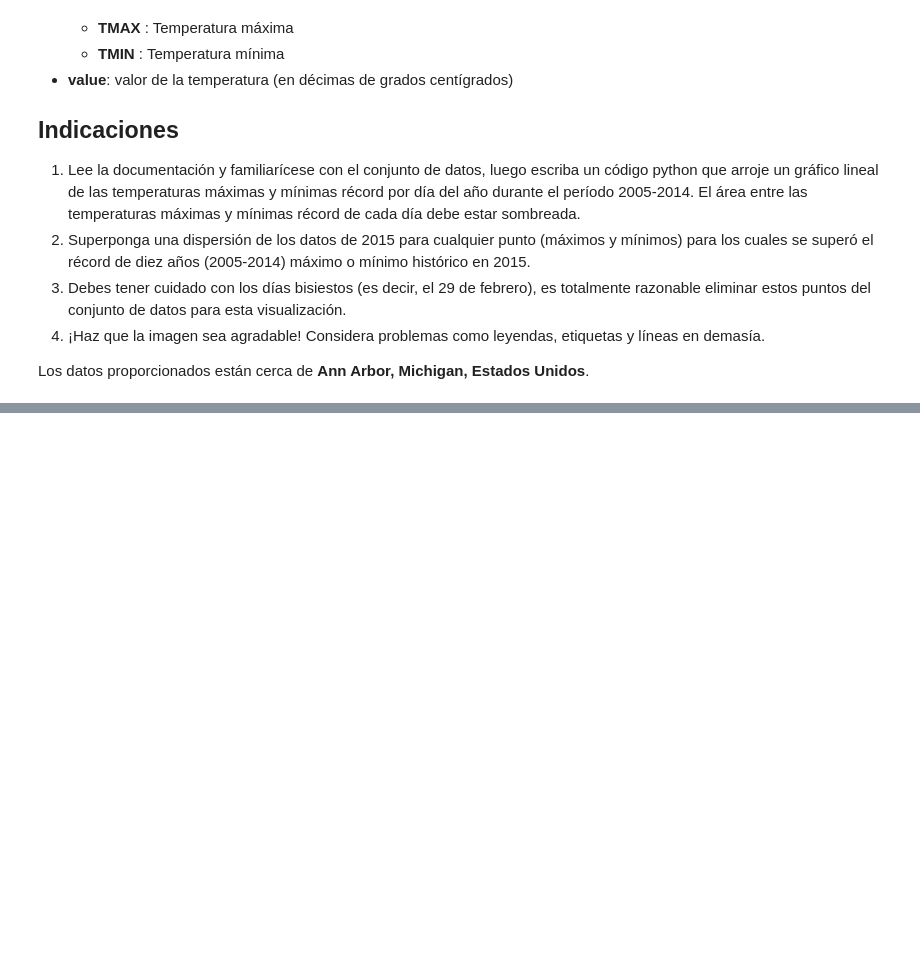
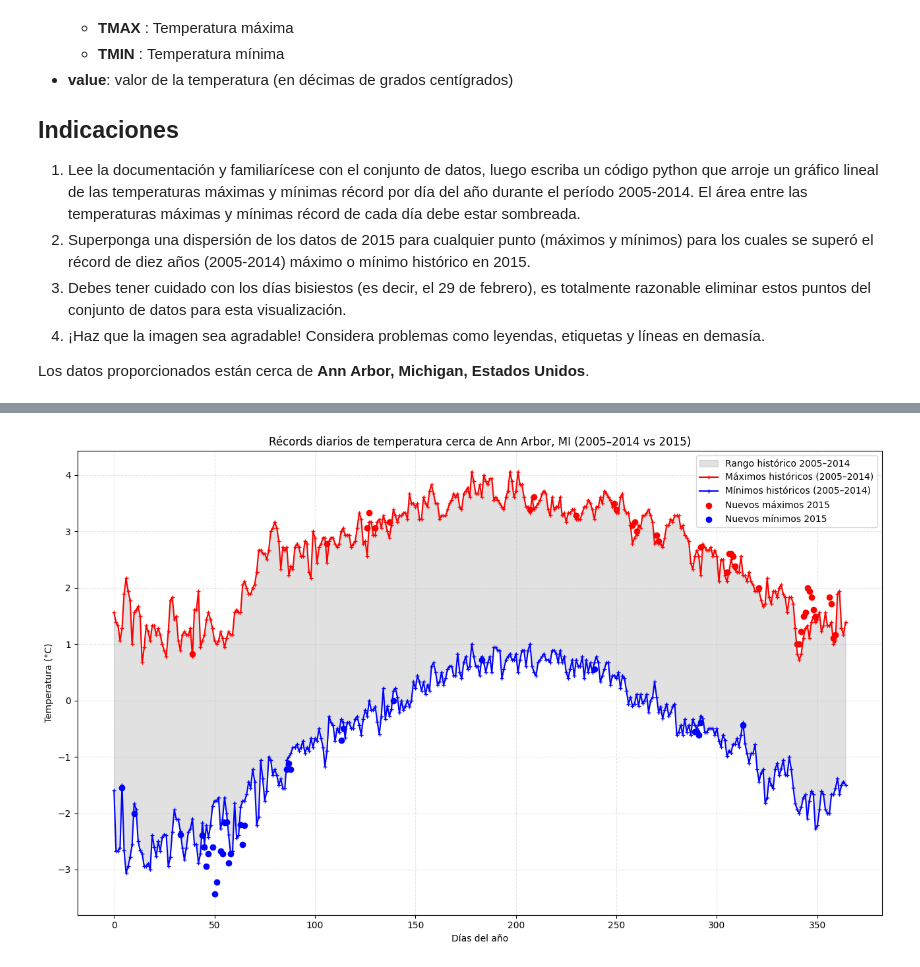
Before and after one commit to ramiro-pereirasft/practica-1-DataVisualization, a Jupyter notebook: notebooks/practice.ipynb, the cells around one changed output, grey strips where cells are left out. Drawn from its saved outputs; the diff is of its cells as text; code cells hidden in the pictures; blank space fills up the shorter version.

```diff
--- a/notebooks/practice.ipynb
+++ b/notebooks/practice.ipynb
@@ -64,0 +27,12 @@ tmin = df[df['Element'] == 'TMIN']
+# %%
+import matplotlib.pyplot as plt
+import pandas as pd
+import numpy as np
+
+#Tu código a partir de aquí
+df = pd.read_csv("../data/fb441e62df2d58994928907a91895ec62c2c42e6cd075c2700843b89.csv", parse_dates=['Date'])
+
+df = df[~((df['Date'].dt.month == 2) & (df['Date'].dt.day == 29))]
+
+#Convertir los valores de décimas a grados celsius
+df['Data_Value'] = df['Data_Value'] / 10
@@ -65,4 +63,54 @@ tmin = df[df['Element'] == 'TMIN']
+# %%
+#Récords batidos en 2015
+record_high_2015 = tmax_2015[tmax_2015 > tmax_hist]  # nuevos máximos
+record_low_2015  = tmin_2015[tmin_2015 < tmin_hist]  # nuevos mínimos
 # %%
 # Agrupar por 'Month-Day' y tomar el récord (max y min)
 tmax_grouped = tmax.groupby('Month-Day')['Data_Value'].max()
 tmin_grouped = tmin.groupby('Month-Day')['Data_Value'].min()
+# %%
+x_all = range(len(tmax_hist))
+md_list = list(tmax_hist.index)
+
+pos_high = [md_list.index(md) for md in record_high_2015.index]
+pos_low  = [md_list.index(md) for md in record_low_2015.index]
+
+tmax_hist_c = tmax_hist.values / 10
+tmin_hist_c = tmin_hist.values / 10
+rec_high_c  = record_high_2015.values / 10
+rec_low_c   = record_low_2015.values / 10
+
+#Por seguridad, asegurar orden (mín <= máx) antes de sombrear
+upper = np.maximum(tmax_hist_c, tmin_hist_c)
+lower = np.minimum(tmax_hist_c, tmin_hist_c)
+
+#Gráfico
+plt.figure(figsize=(13, 8))
+
+#Sombreado entre mínimos y máximos históricos
+plt.fill_between(x_all, upper, lower, alpha=0.35, color='darkgrey',
+                 label='Rango histórico 2005–2014')
+
+#Línea de máximos históricos
+plt.plot(x_all, tmax_hist_c, color='r', marker='+', markersize=4,
+         label='Máximos históricos (2005–2014)')
+
+#Línea de mínimos históricos
+plt.plot(x_all, tmin_hist_c, color='b', marker='+', markersize=4,
+         label='Mínimos históricos (2005–2014)')
+
+#Puntos 2015 que baten récords
+plt.scatter(pos_high, rec_high_c, marker='o', color="red",  label='Nuevos máximos 2015')
+plt.scatter(pos_low, rec_low_c,  marker='o', color="blue", label='Nuevos mínimos 2015')
+
+#Etiquetas y leyenda
+plt.title('Récords diarios de temperatura cerca de Ann Arbor, MI (2005–2014 vs 2015)')
+plt.xlabel('Días del año')
+plt.ylabel('Temperatura (°C)')
+plt.legend()
+plt.grid(alpha=0.3, linestyle='--')
+
+plt.tight_layout()
+plt.show()
+# %% [output]
+[figure, added]
```
Also changed, not shown: parts of 7 cells of this notebook.
